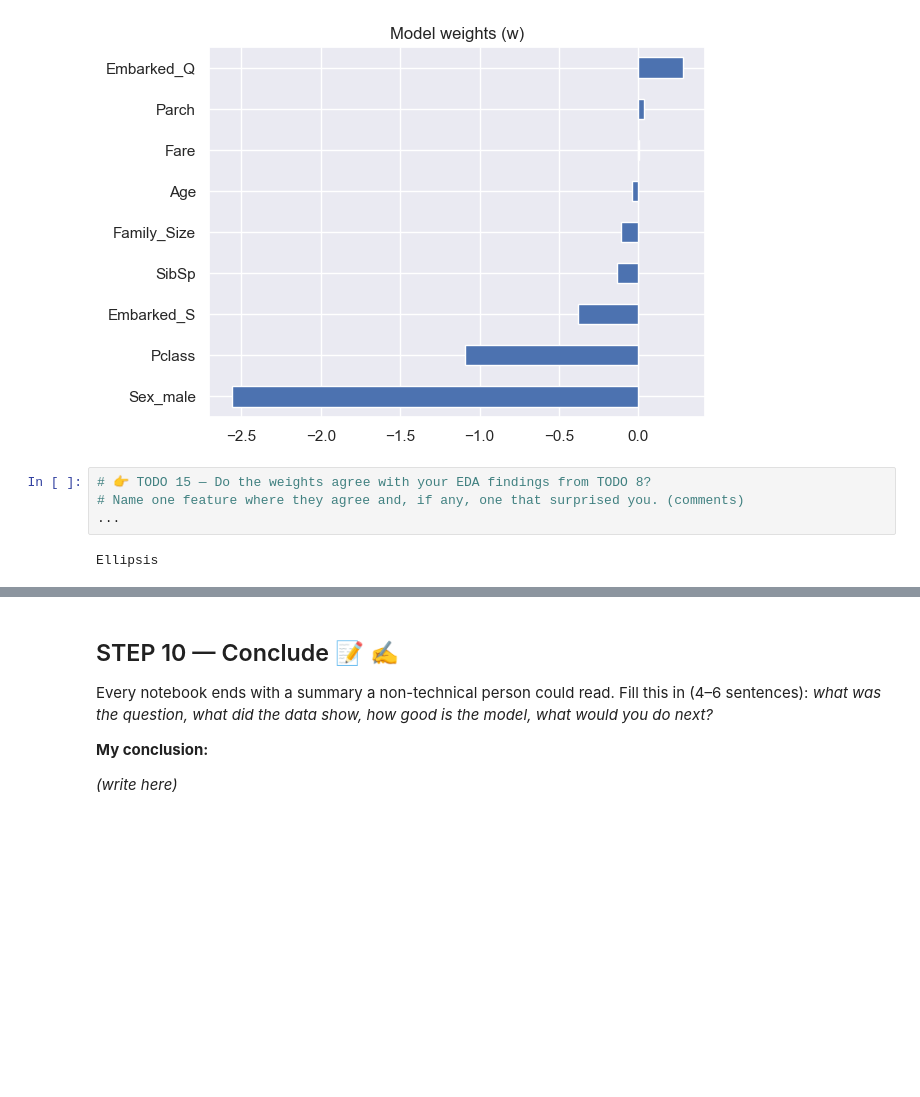
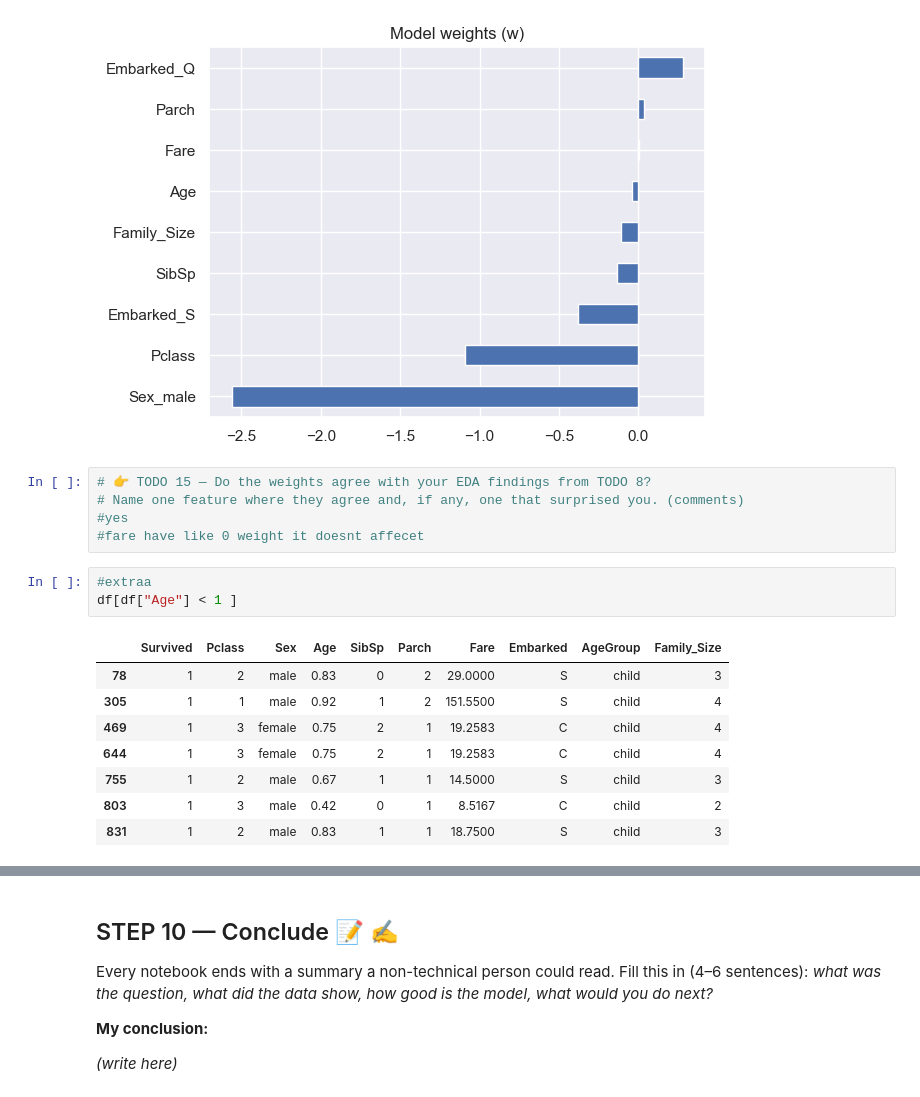
Before and after one commit to omdaelsfa7/CAE-Intern, a Jupyter notebook: lab2_titanic_pipeline.ipynb, the cells around one changed output, grey strips where cells are left out. Drawn from its saved outputs; the diff is of its cells as text; blank space fills up the shorter version.

```diff
--- a/lab2_titanic_pipeline.ipynb
+++ b/lab2_titanic_pipeline.ipynb
@@ -535,6 +536,17 @@ dtype: float64
 # %%
 # 👉 TODO 15 — Do the weights agree with your EDA findings from TODO 8?
 # Name one feature where they agree and, if any, one that surprised you. (comments)
-...
+#yes
+#fare have like 0 weight it doesnt affecet
-# %% [output]
-Ellipsis
+# %%
+#extraa
+df[df["Age"] < 1 ]
+# %% [output]
+|  | Survived | Pclass | Sex | Age | SibSp | Parch | Fare | Embarked | AgeGroup | Family_Size |
+| 78 | 1 | 2 | male | 0.83 | 0 | 2 | 29.0000 | S | child | 3 |
+| 305 | 1 | 1 | male | 0.92 | 1 | 2 | 151.5500 | S | child | 4 |
+| 469 | 1 | 3 | female | 0.75 | 2 | 1 | 19.2583 | C | child | 4 |
+| 644 | 1 | 3 | female | 0.75 | 2 | 1 | 19.2583 | C | child | 4 |
+| 755 | 1 | 2 | male | 0.67 | 1 | 1 | 14.5000 | S | child | 3 |
+| 803 | 1 | 3 | male | 0.42 | 0 | 1 | 8.5167 | C | child | 2 |
+| 831 | 1 | 2 | male | 0.83 | 1 | 1 | 18.7500 | S | child | 3 |
```
Also changed, not shown: parts of 13 cells of this notebook.
